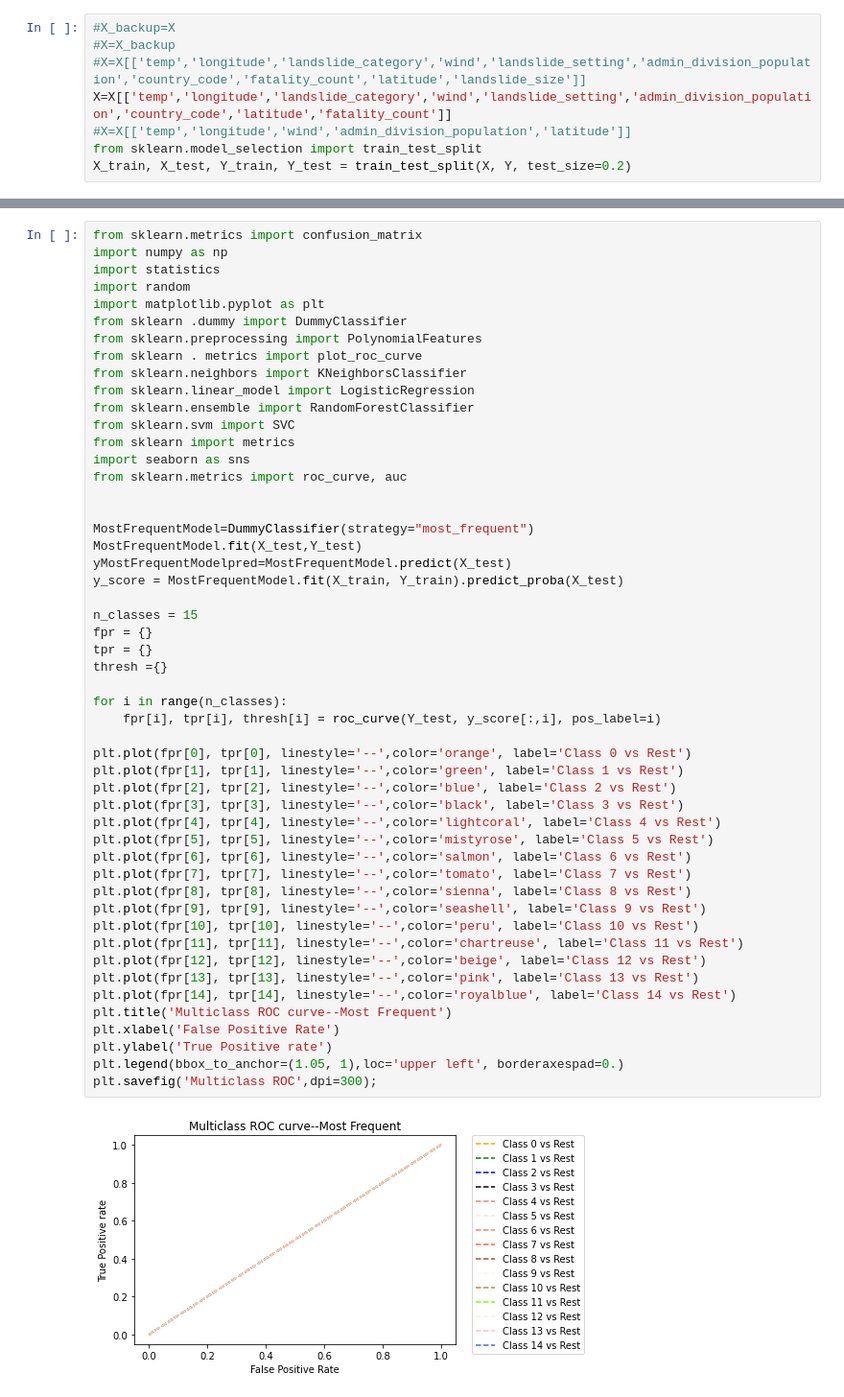
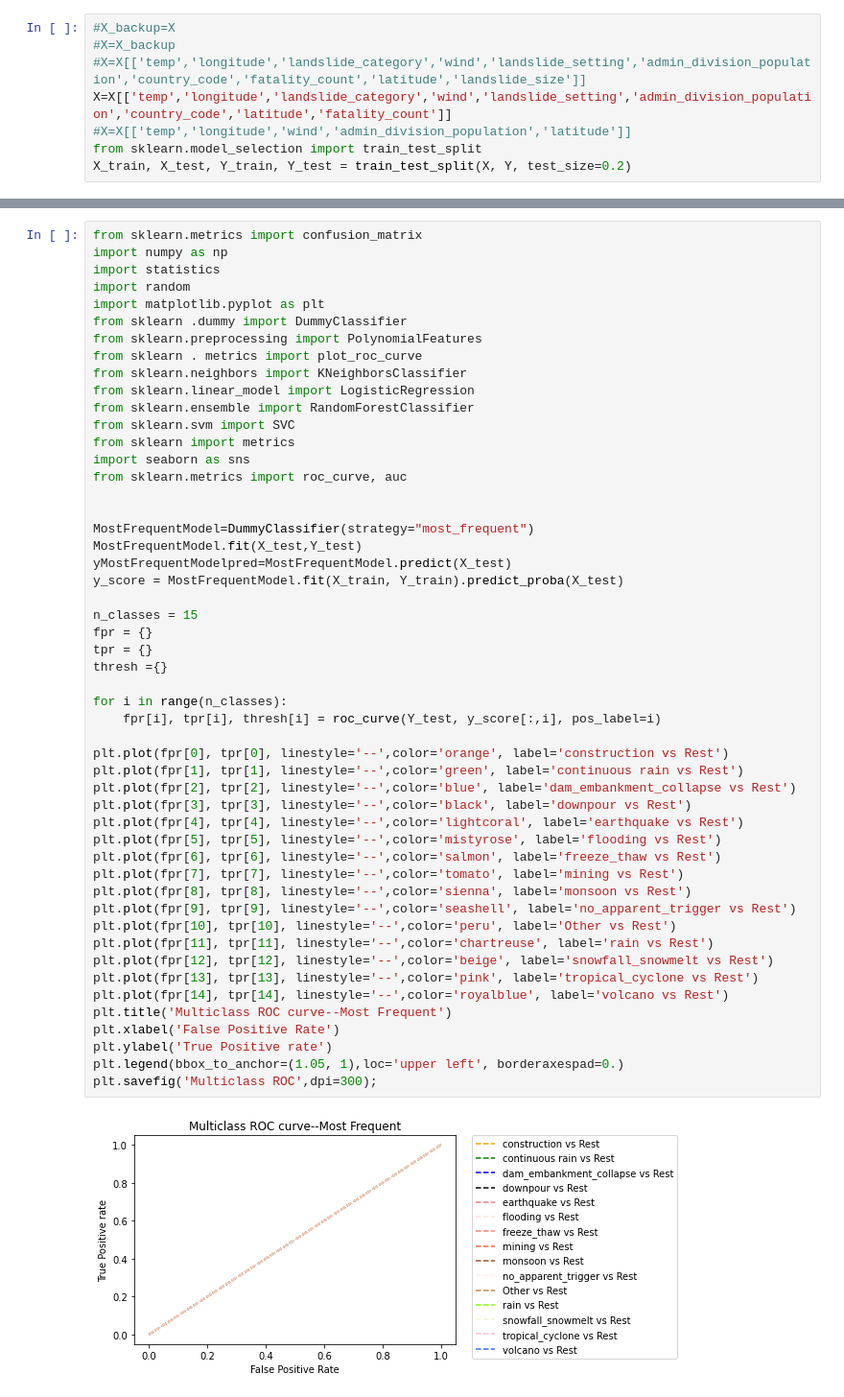
Before and after one commit to jimmysebastian96/CS7CS4_Group38_LandSlide_Trigger_Prediction, a Jupyter notebook: ROC_Curve.ipynb, the cells around one changed output, grey strips where cells are left out. Shown at 96% size. Saved outputs shown, nothing was run; the diff lists cells and outputs as text.

```diff
--- a/ROC_Curve.ipynb
+++ b/ROC_Curve.ipynb
@@ -153,49 +153,49 @@ from sklearn .dummy import DummyClassifier
 from sklearn.preprocessing import PolynomialFeatures
 from sklearn . metrics import plot_roc_curve
 from sklearn.neighbors import KNeighborsClassifier
 from sklearn.linear_model import LogisticRegression
 from sklearn.ensemble import RandomForestClassifier
 from sklearn.svm import SVC
 from sklearn import metrics
 import seaborn as sns
 from sklearn.metrics import roc_curve, auc
 
 
 MostFrequentModel=DummyClassifier(strategy="most_frequent")
 MostFrequentModel.fit(X_test,Y_test)
 yMostFrequentModelpred=MostFrequentModel.predict(X_test)
 y_score = MostFrequentModel.fit(X_train, Y_train).predict_proba(X_test)
 
 n_classes = 15
 fpr = {}
 tpr = {}
 thresh ={}
 
 for i in range(n_classes):
     fpr[i], tpr[i], thresh[i] = roc_curve(Y_test, y_score[:,i], pos_label=i)
 
-plt.plot(fpr[0], tpr[0], linestyle='--',color='orange', label='Class 0 vs Rest')
-plt.plot(fpr[1], tpr[1], linestyle='--',color='green', label='Class 1 vs Rest')
-plt.plot(fpr[2], tpr[2], linestyle='--',color='blue', label='Class 2 vs Rest')
-plt.plot(fpr[3], tpr[3], linestyle='--',color='black', label='Class 3 vs Rest')
-plt.plot(fpr[4], tpr[4], linestyle='--',color='lightcoral', label='Class 4 vs Rest')
-plt.plot(fpr[5], tpr[5], linestyle='--',color='mistyrose', label='Class 5 vs Rest')
-plt.plot(fpr[6], tpr[6], linestyle='--',color='salmon', label='Class 6 vs Rest')
-plt.plot(fpr[7], tpr[7], linestyle='--',color='tomato', label='Class 7 vs Rest')
-plt.plot(fpr[8], tpr[8], linestyle='--',color='sienna', label='Class 8 vs Rest')
-plt.plot(fpr[9], tpr[9], linestyle='--',color='seashell', label='Class 9 vs Rest')
-plt.plot(fpr[10], tpr[10], linestyle='--',color='peru', label='Class 10 vs Rest')
-plt.plot(fpr[11], tpr[11], linestyle='--',color='chartreuse', label='Class 11 vs Rest')
-plt.plot(fpr[12], tpr[12], linestyle='--',color='beige', label='Class 12 vs Rest')
-plt.plot(fpr[13], tpr[13], linestyle='--',color='pink', label='Class 13 vs Rest')
-plt.plot(fpr[14], tpr[14], linestyle='--',color='royalblue', label='Class 14 vs Rest')
+plt.plot(fpr[0], tpr[0], linestyle='--',color='orange', label='construction vs Rest')
+plt.plot(fpr[1], tpr[1], linestyle='--',color='green', label='continuous rain vs Rest')
+plt.plot(fpr[2], tpr[2], linestyle='--',color='blue', label='dam_embankment_collapse vs Rest')
+plt.plot(fpr[3], tpr[3], linestyle='--',color='black', label='downpour vs Rest')
+plt.plot(fpr[4], tpr[4], linestyle='--',color='lightcoral', label='earthquake vs Rest')
+plt.plot(fpr[5], tpr[5], linestyle='--',color='mistyrose', label='flooding vs Rest')
+plt.plot(fpr[6], tpr[6], linestyle='--',color='salmon', label='freeze_thaw vs Rest')
+plt.plot(fpr[7], tpr[7], linestyle='--',color='tomato', label='mining vs Rest')
+plt.plot(fpr[8], tpr[8], linestyle='--',color='sienna', label='monsoon vs Rest')
+plt.plot(fpr[9], tpr[9], linestyle='--',color='seashell', label='no_apparent_trigger vs Rest')
+plt.plot(fpr[10], tpr[10], linestyle='--',color='peru', label='Other vs Rest')
+plt.plot(fpr[11], tpr[11], linestyle='--',color='chartreuse', label='rain vs Rest')
+plt.plot(fpr[12], tpr[12], linestyle='--',color='beige', label='snowfall_snowmelt vs Rest')
+plt.plot(fpr[13], tpr[13], linestyle='--',color='pink', label='tropical_cyclone vs Rest')
+plt.plot(fpr[14], tpr[14], linestyle='--',color='royalblue', label='volcano vs Rest')
 plt.title('Multiclass ROC curve--Most Frequent')
 plt.xlabel('False Positive Rate')
 plt.ylabel('True Positive rate')
 plt.legend(bbox_to_anchor=(1.05, 1),loc='upper left', borderaxespad=0.)
 plt.savefig('Multiclass ROC',dpi=300);
 # %% [output]
-[figure, old version]
+[figure, new version]
 # %%
 print("----------------------------------------------------------------------------------------------------------------------------------------------------------------------")
 poly=PolynomialFeatures(3)
```
Also changed, not shown: parts of 6 cells of this notebook.
